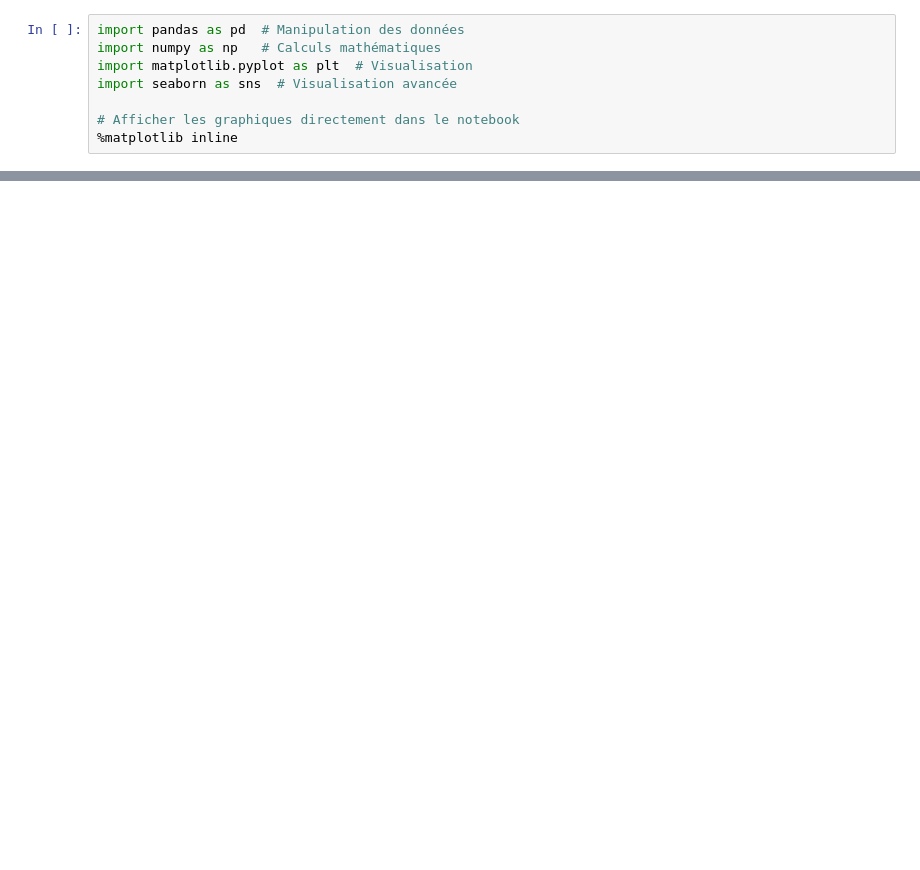
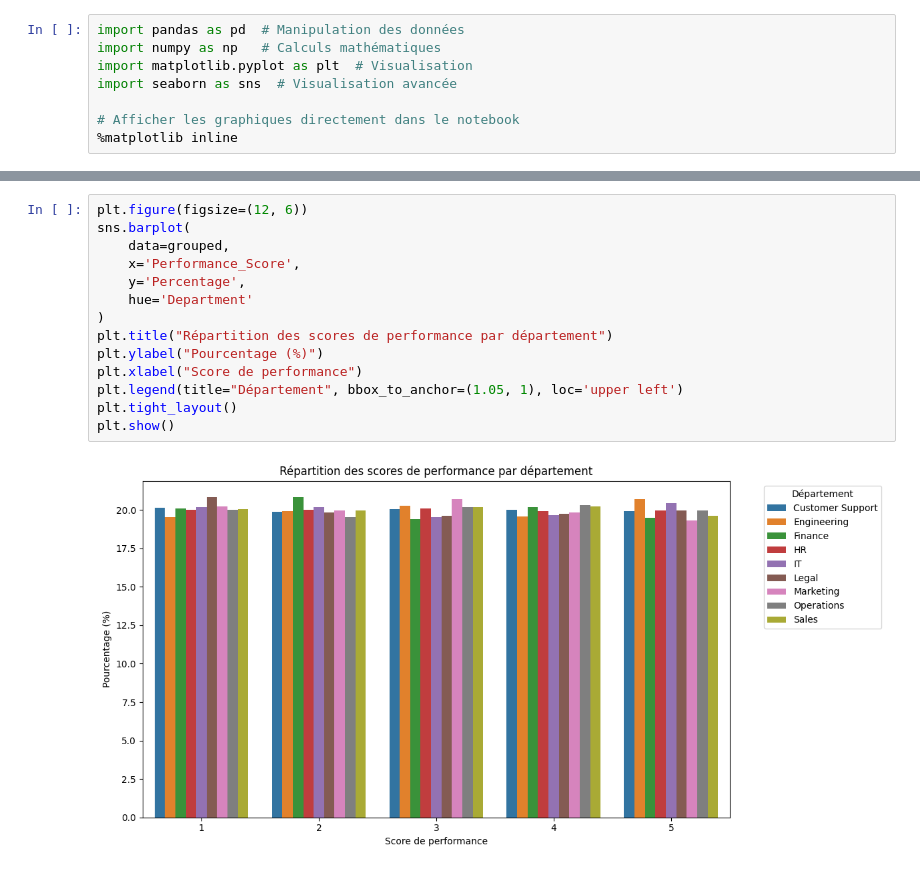
Before and after one commit to SylvainVassr/Data-Analyst-Warmup-Project, a Jupyter notebook: Projet4/Projet4.ipynb, the cells around one changed output, grey strips where cells are left out. Cells and saved outputs as stored; diff of their text form; blank space fills up the shorter version.

```diff
--- a/Projet4/Projet4.ipynb
+++ b/Projet4/Projet4.ipynb
@@ -19,0 +64,16 @@ df.head()
+# %%
+plt.figure(figsize=(12, 6))
+sns.barplot(
+    data=grouped,
+    x='Performance_Score',
+    y='Percentage',
+    hue='Department'
+)
+plt.title("Répartition des scores de performance par département")
+plt.ylabel("Pourcentage (%)")
+plt.xlabel("Score de performance")
+plt.legend(title="Département", bbox_to_anchor=(1.05, 1), loc='upper left')
+plt.tight_layout()
+plt.show()
+# %% [output]
+[figure, added]
```
Also changed, not shown: parts of 2 cells of this notebook, 3 other files.
